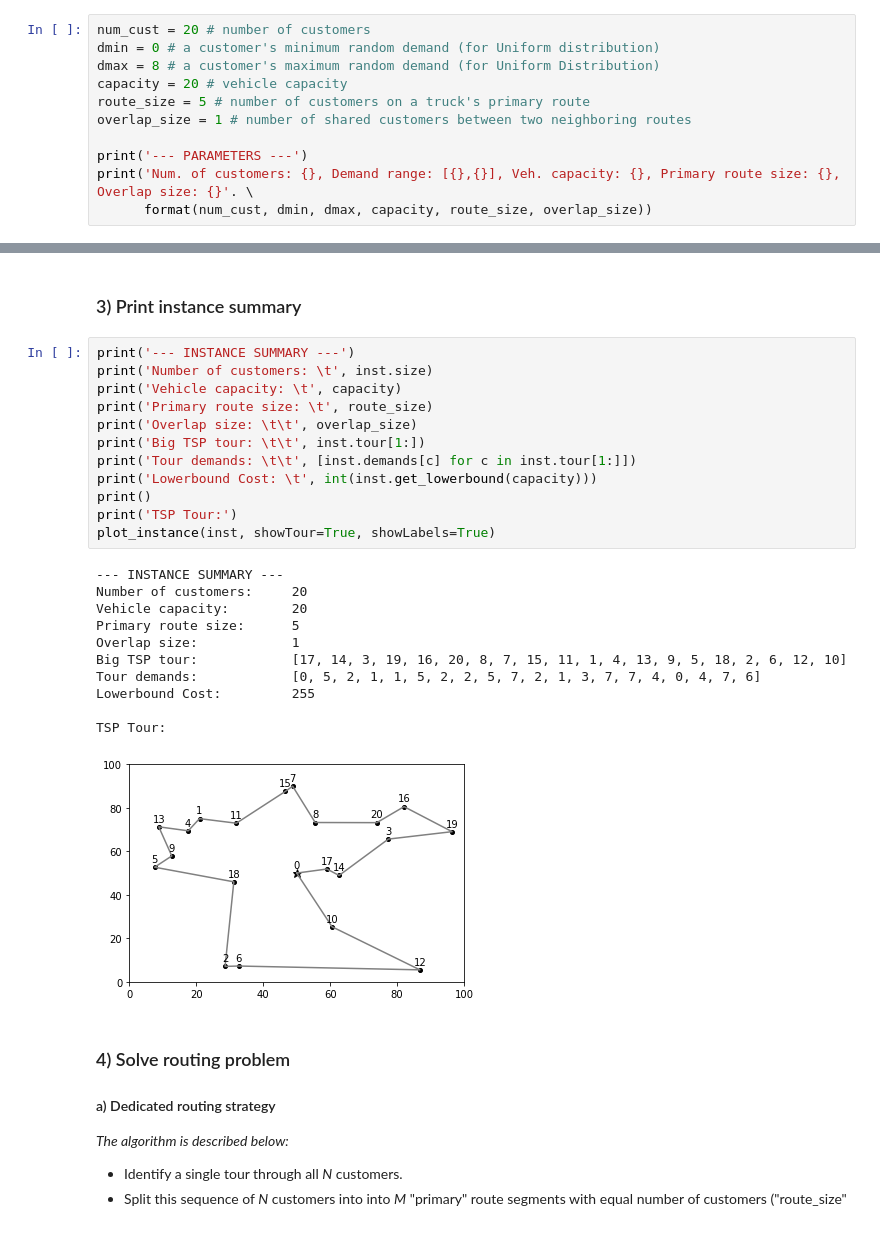
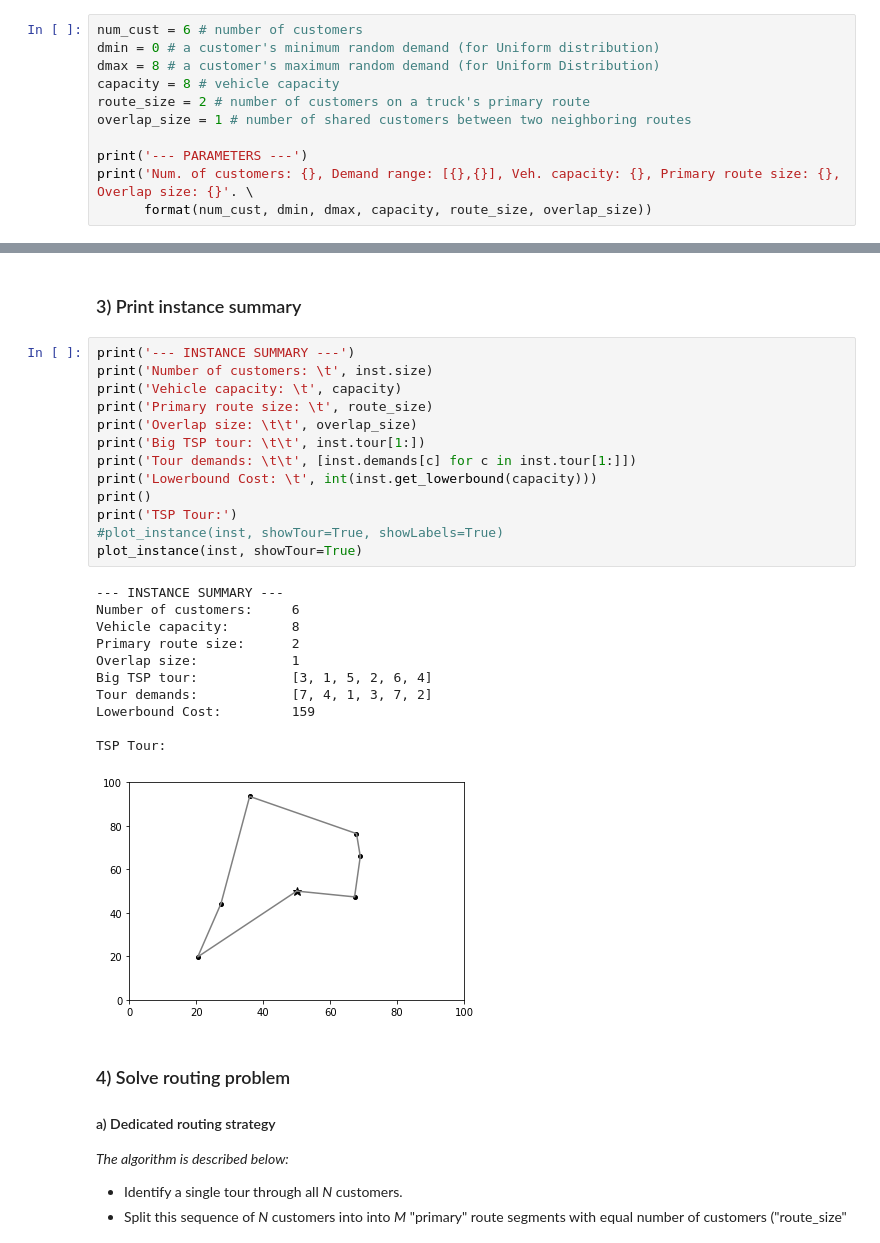
Before and after one commit to kledvina/flexible-routing, a Jupyter notebook: routing_examples.ipynb, the cells around one changed output, grey strips where cells are left out. Saved outputs shown, nothing was run; the diff lists cells and outputs as text.

Commit message:
Updates figures

```diff
--- a/routing_examples.ipynb
+++ b/routing_examples.ipynb
@@ -518,11 +518,11 @@ def plot_routes(inst, routes, route_color, showTour=False):
 # %% [markdown]
 ### 1) Set network parameters
 # %%
-num_cust = 20 # number of customers
+num_cust = 6 # number of customers
 dmin = 0 # a customer's minimum random demand (for Uniform distribution)
 dmax = 8 # a customer's maximum random demand (for Uniform Distribution)
-capacity = 20 # vehicle capacity
-route_size = 5 # number of customers on a truck's primary route
+capacity = 8 # vehicle capacity
+route_size = 2 # number of customers on a truck's primary route
 overlap_size = 1 # number of shared customers between two neighboring routes
 
 print('--- PARAMETERS ---')
@@ -549,27 +549,28 @@ plot_instance(inst, showLabels=True)
 # %%
 print('--- INSTANCE SUMMARY ---')
 print('Number of customers: \t', inst.size)
 print('Vehicle capacity: \t', capacity)
 print('Primary route size: \t', route_size)
 print('Overlap size: \t\t', overlap_size)
 print('Big TSP tour: \t\t', inst.tour[1:])
 print('Tour demands: \t\t', [inst.demands[c] for c in inst.tour[1:]])
 print('Lowerbound Cost: \t', int(inst.get_lowerbound(capacity)))
 print()
 print('TSP Tour:')
-plot_instance(inst, showTour=True, showLabels=True)
+#plot_instance(inst, showTour=True, showLabels=True)
+plot_instance(inst, showTour=True)
 # %% [output]
 --- INSTANCE SUMMARY ---
-Number of customers:     20
-Vehicle capacity:        20
-Primary route size:      5
+Number of customers:     6
+Vehicle capacity:        8
+Primary route size:      2
 Overlap size:            1
-Big TSP tour:            [17, 14, 3, 19, 16, 20, 8, 7, 15, 11, 1, 4, 13, 9, 5, 18, 2, 6, 12, 10]
-Tour demands:            [0, 5, 2, 1, 1, 5, 2, 2, 5, 7, 2, 1, 3, 7, 7, 4, 0, 4, 7, 6]
-Lowerbound Cost:         255
+Big TSP tour:            [3, 1, 5, 2, 6, 4]
+Tour demands:            [7, 4, 1, 3, 7, 2]
+Lowerbound Cost:         159
 
 TSP Tour:
-[figure, old version]
+[figure, new version]
 # %% [markdown]
 ### 4) Solve routing problem
 #### a) Dedicated routing strategy
```
Also changed, not shown: parts of 8 cells of this notebook, 15 other files.
